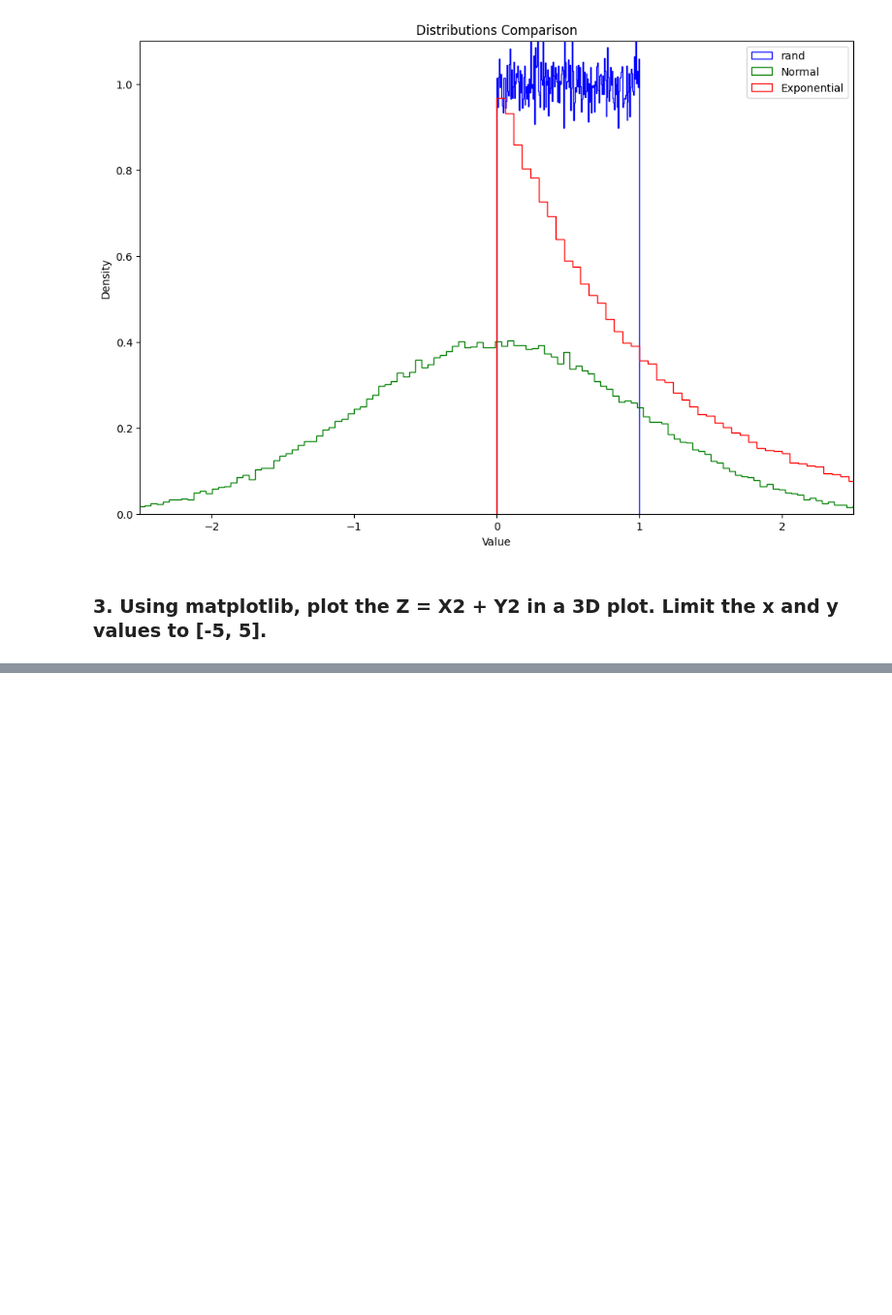
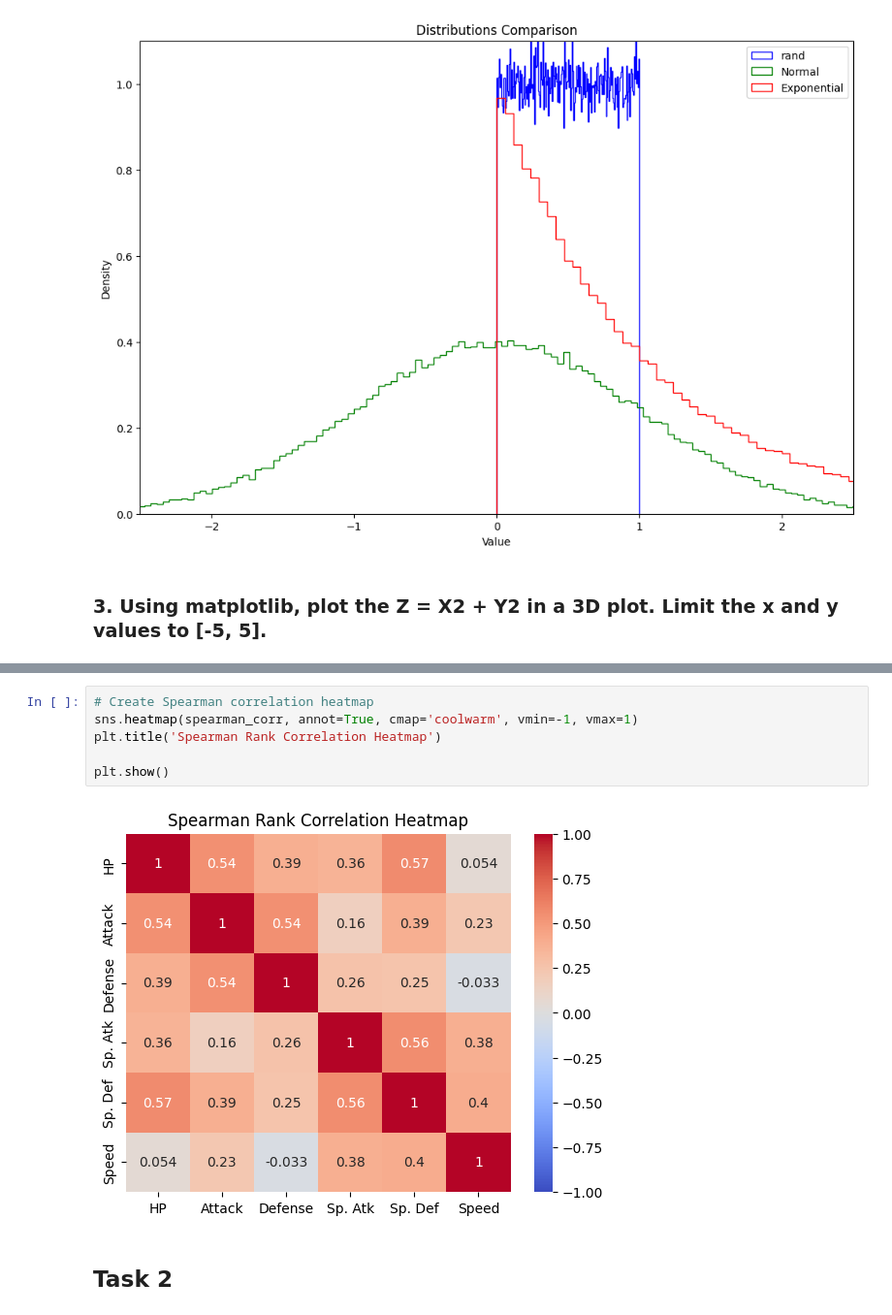
Before and after one commit to IT21042324/DL-Lab-01, a Jupyter notebook: Lab.ipynb, the cells around one changed output, grey strips where cells are left out. Shown: that part at 97% size. Cells and saved outputs as stored; diff of their text form; blank space fills up the shorter version.

```diff
--- a/Lab.ipynb
+++ b/Lab.ipynb
@@ -192,0 +202,10 @@ array([[-5.        , -5.        , -5.        , ..., -5.        ,
+# %%
+# Create Spearman correlation heatmap
+sns.heatmap(spearman_corr, annot=True, cmap='coolwarm', vmin=-1, vmax=1)
+plt.title('Spearman Rank Correlation Heatmap')
+
+plt.show()
+# %% [output]
+[figure, added]
+# %% [markdown]
+## Task 2
```
Also changed, not shown: parts of 4 cells of this notebook, 1 other file.
